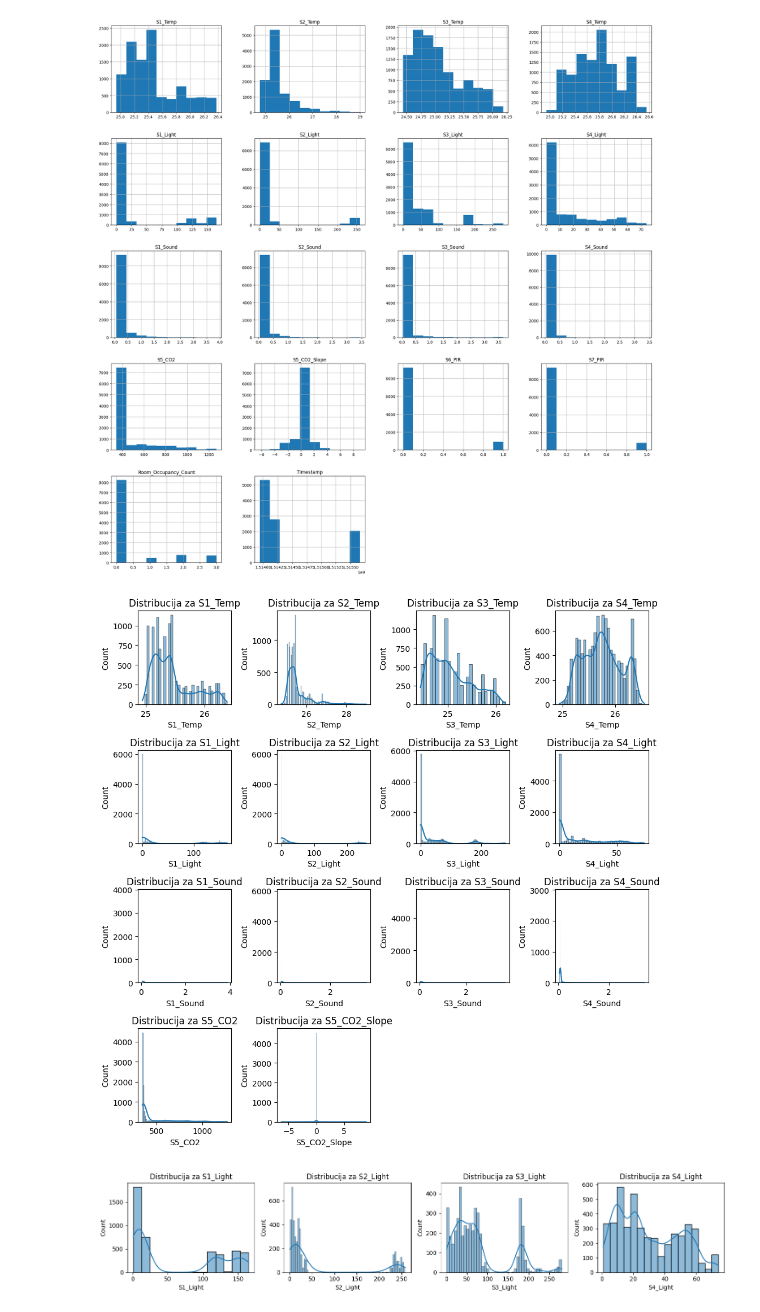
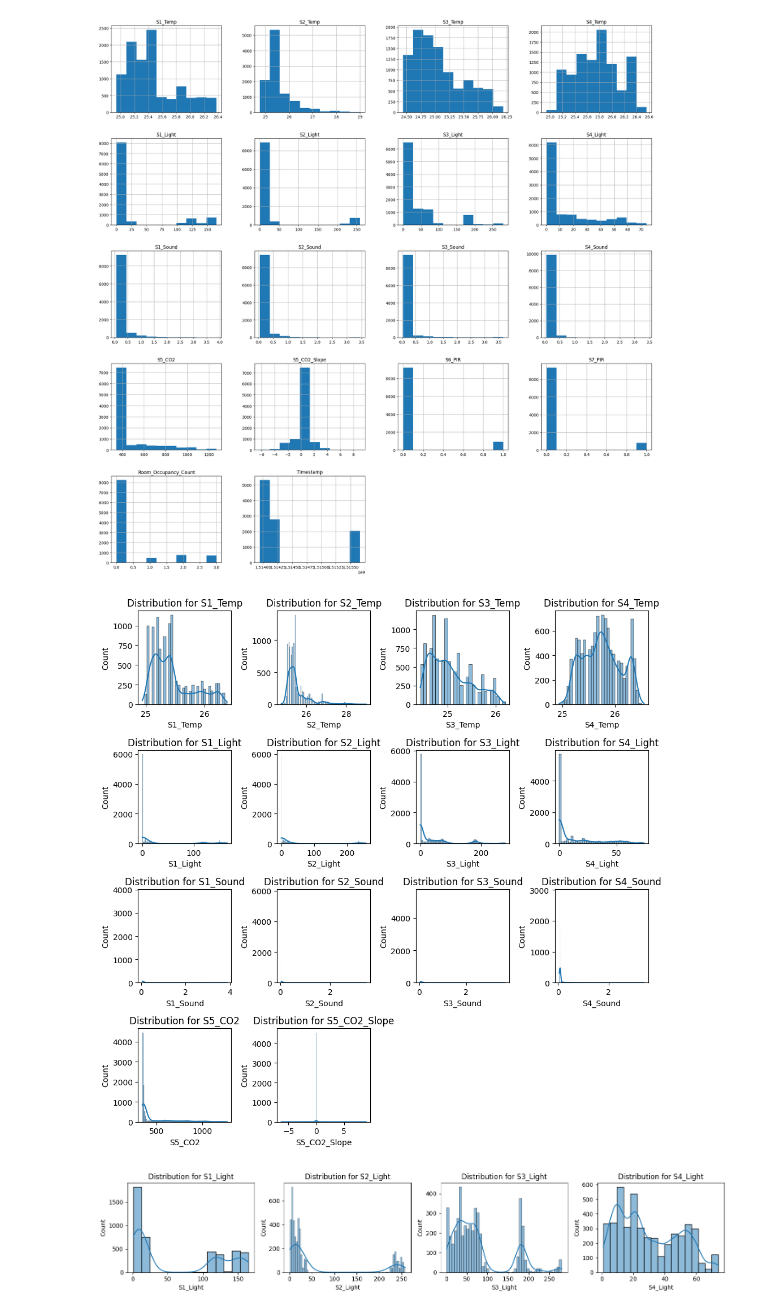
Before and after one commit to NastasijaaS/Machine-Learning-Classification, a Jupyter notebook: projekat1.ipynb, the cells around one changed output. Saved outputs shown, nothing was run; the diff lists cells and outputs as text; code cells hidden in the pictures.

```diff
--- a/projekat1.ipynb
+++ b/projekat1.ipynb
@@ -264,16 +267,16 @@ array([[<Axes: title={'center': 'S1_Temp'}>,
 # %%
 plt.figure(figsize=(10, 10))
 columns_to_plot = data.columns[:-4]
 
 for i, column in enumerate(columns_to_plot):
     plt.subplot(4, 4, i + 1)
     sns.histplot(x=column, data=data, kde=True)
-    plt.title(f'Distribucija za {column}')
+    plt.title(f'Distribution for {column}')
 
 plt.tight_layout()
 plt.show()
 # %% [output]
-[figure, old version]
+[figure, new version]
 # %%
 selected_columns = data.columns[4:8]
 
```
Also changed, not shown: parts of 36 cells of this notebook.
